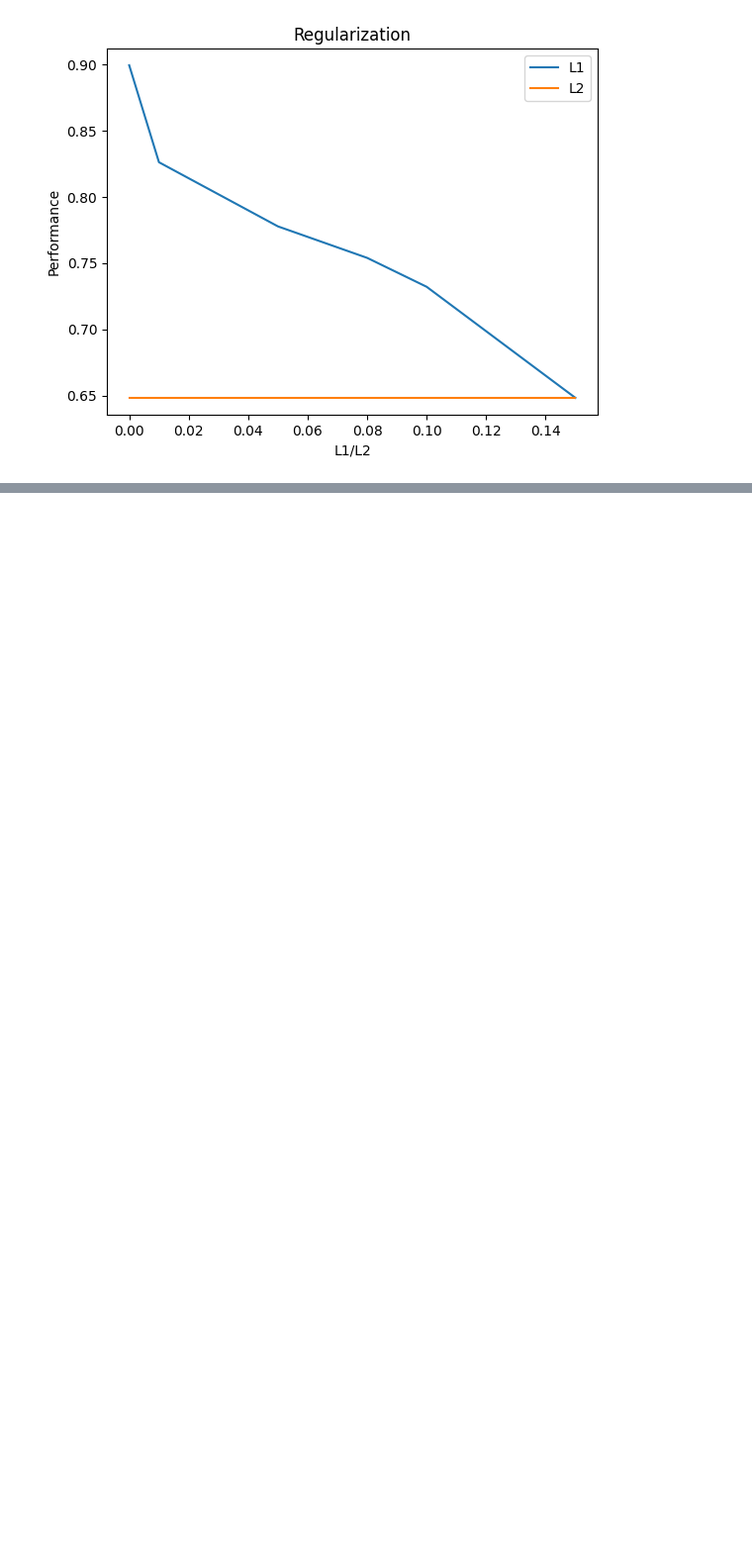
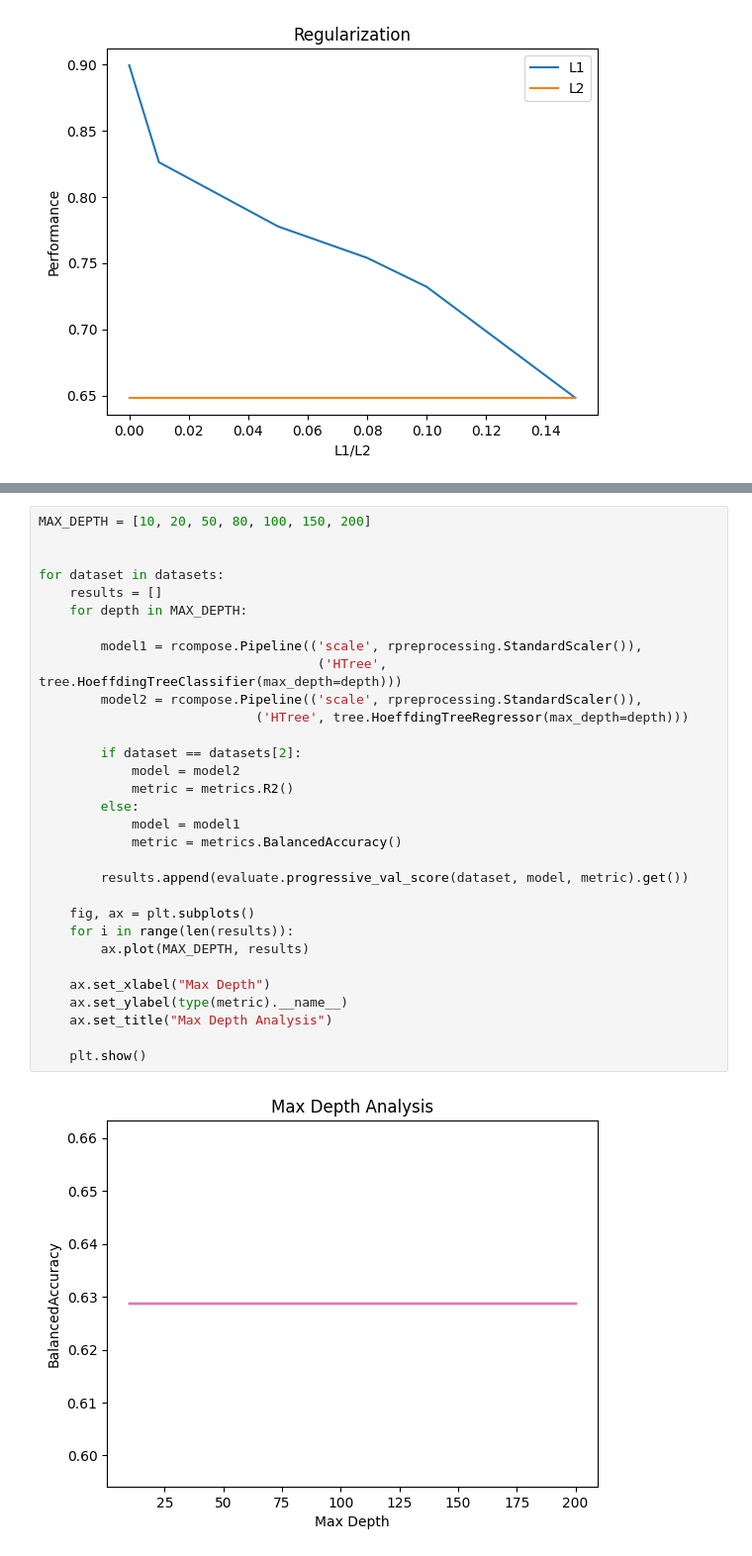
Before and after one commit to eegrigor/INFOMLDDE-Assignment, a Jupyter notebook: assignment.ipynb, the cells around one changed output, grey strips where cells are left out. Shown: that part at 99% size. Drawn from its saved outputs; the diff is of its cells as text; blank space fills up the shorter version.

```diff
--- a/assignment.ipynb
+++ b/assignment.ipynb
@@ -202,0 +280,33 @@ for i in range(len(datasets)):
+# %%
+MAX_DEPTH = [10, 20, 50, 80, 100, 150, 200]
+
+
+for dataset in datasets:
+    results = []
+    for depth in MAX_DEPTH:
+
+        model1 = rcompose.Pipeline(('scale', rpreprocessing.StandardScaler()),
+                                    ('HTree', tree.HoeffdingTreeClassifier(max_depth=depth)))
+        model2 = rcompose.Pipeline(('scale', rpreprocessing.StandardScaler()),
+                            ('HTree', tree.HoeffdingTreeRegressor(max_depth=depth)))
+
+        if dataset == datasets[2]:
+            model = model2
+            metric = metrics.R2()
+        else:
+            model = model1
+            metric = metrics.BalancedAccuracy()
+
+        results.append(evaluate.progressive_val_score(dataset, model, metric).get())
+
+    fig, ax = plt.subplots()
+    for i in range(len(results)):
+        ax.plot(MAX_DEPTH, results)
+
+    ax.set_xlabel("Max Depth")
+    ax.set_ylabel(type(metric).__name__)
+    ax.set_title("Max Depth Analysis")
+
+    plt.show()
+# %% [output]
+[figure, added]
```
Also changed, not shown: parts of 9 cells of this notebook.
